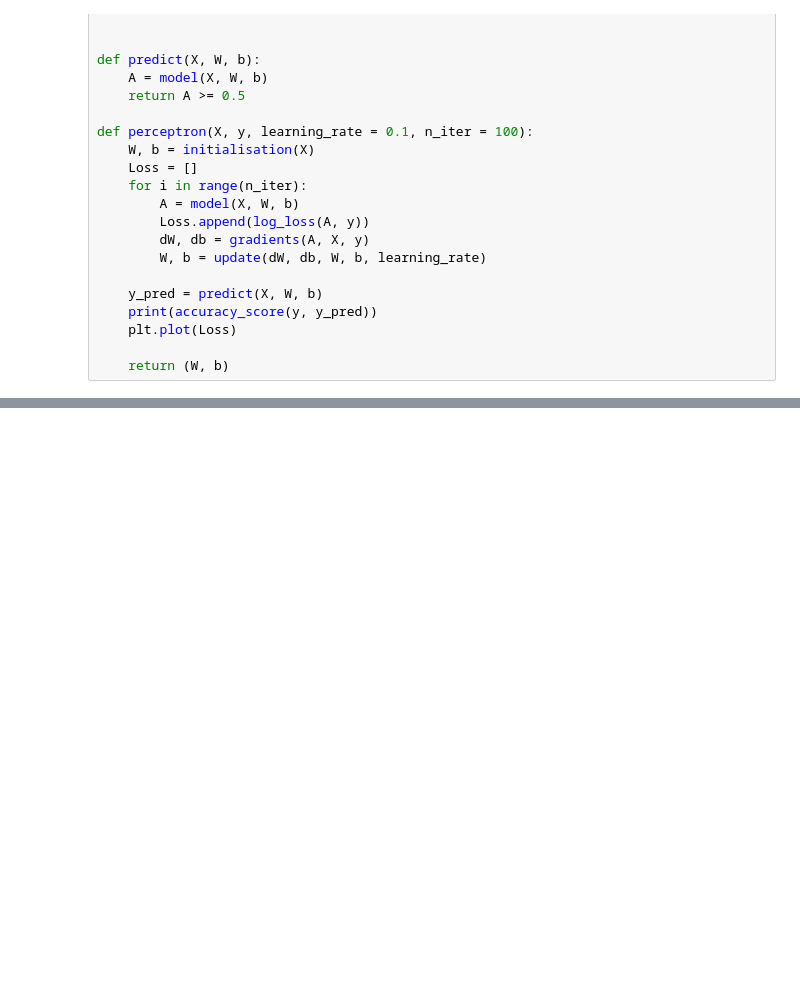
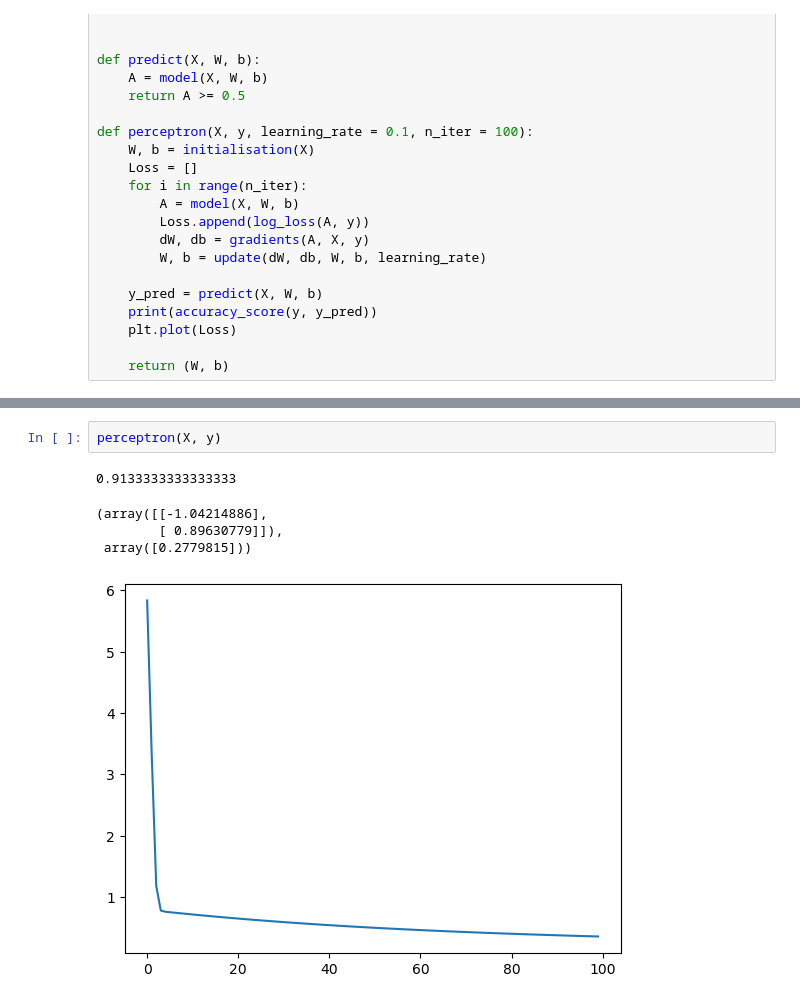
Before and after one commit to yannTrm/machine_learning_course, a Jupyter notebook: notebook/perceptron.ipynb, the cells around one changed output, grey strips where cells are left out. Cells and saved outputs as stored; diff of their text form; blank space fills up the shorter version.

```diff
--- a/notebook/perceptron.ipynb
+++ b/notebook/perceptron.ipynb
@@ -173,0 +172,8 @@ ModuleNotFoundError: No module named 'src'
+# %%
+perceptron(X, y)
+# %% [output]
+0.9133333333333333
+(array([[-1.04214886],
+        [ 0.89630779]]),
+ array([0.2779815]))
+[figure, added]
```
Also changed, not shown: parts of 1 cell of this notebook.
